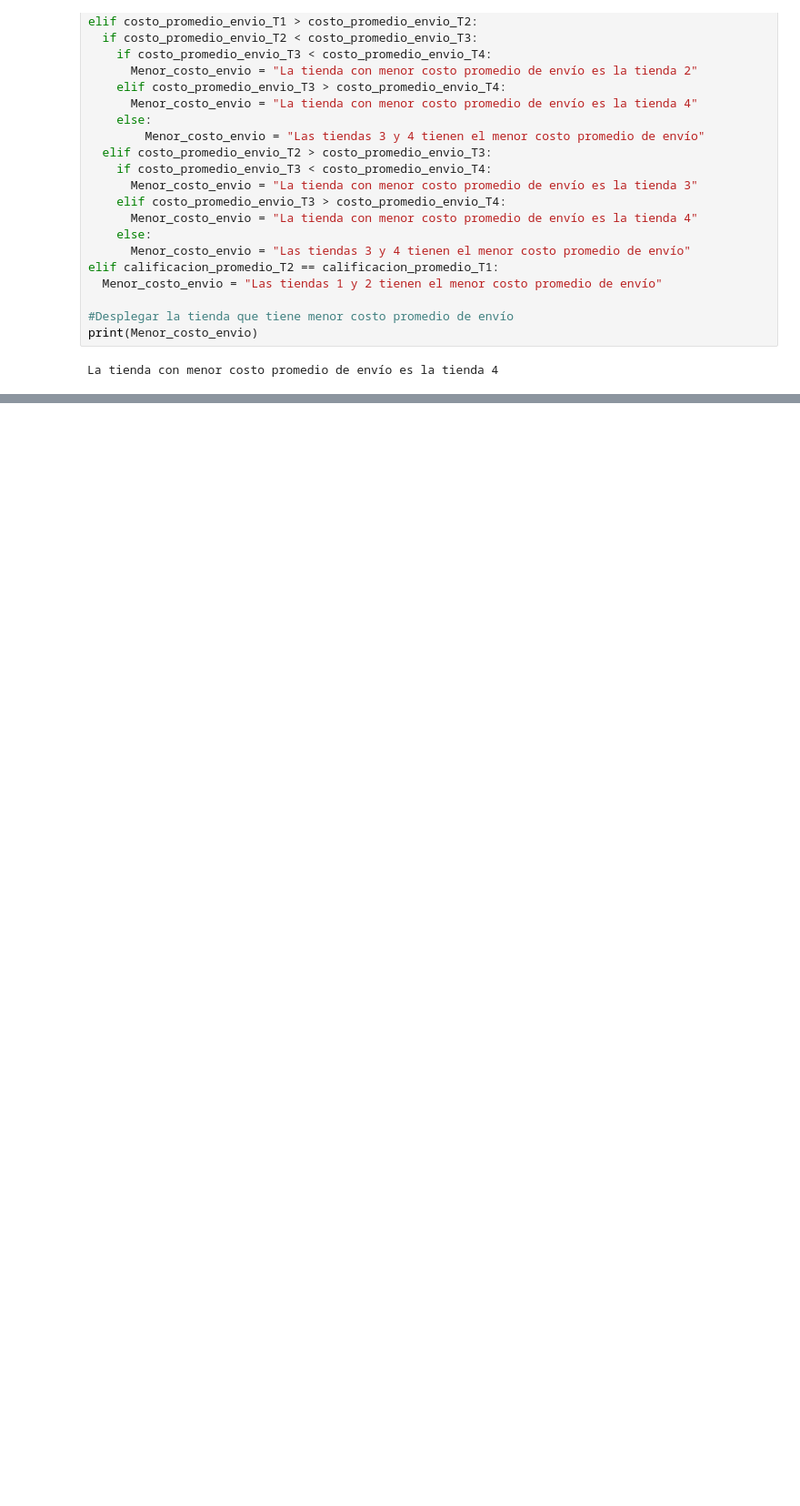
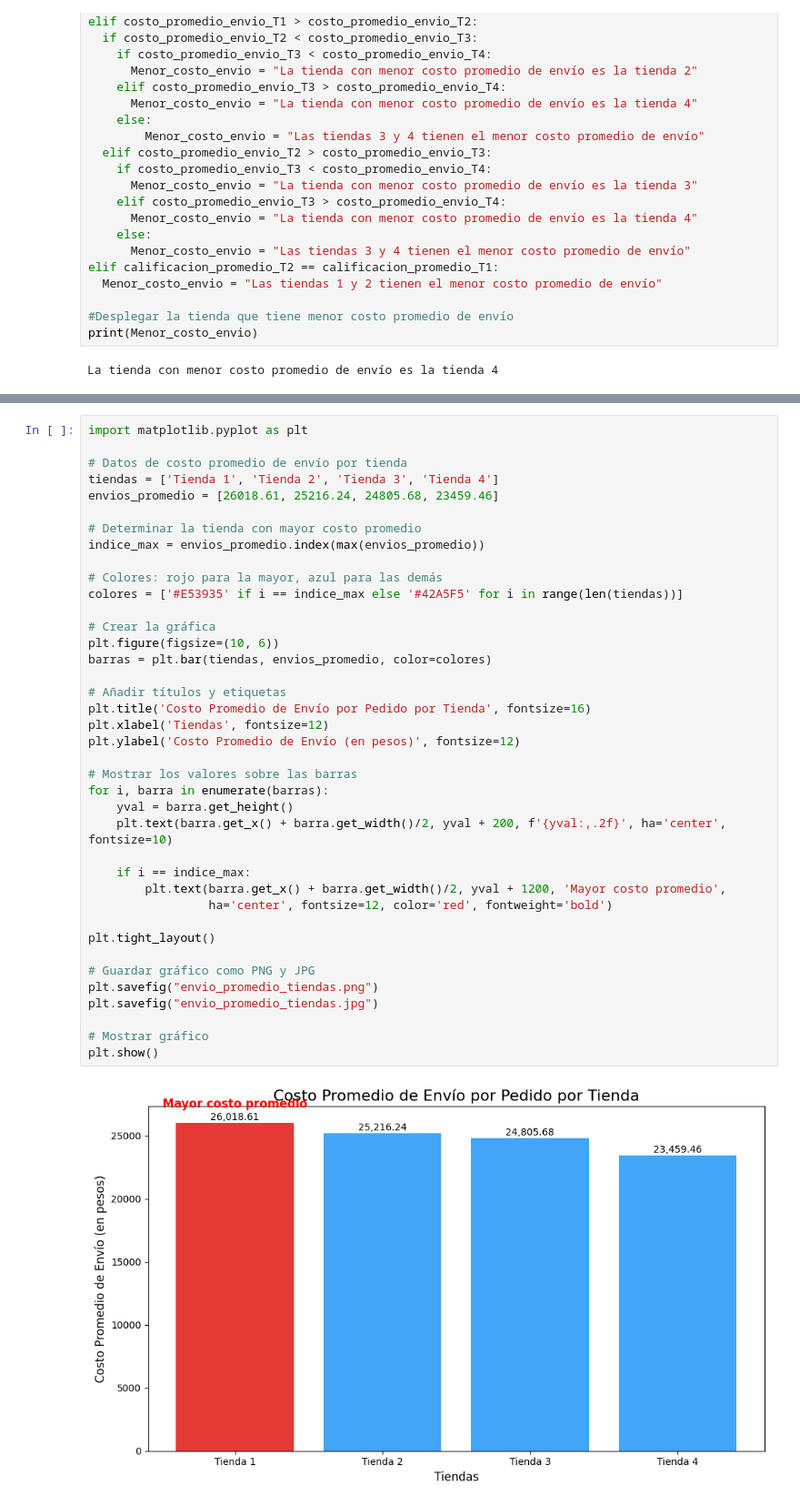
Before and after one commit to vicdas/DataScienceChallengeAluraStore, a Jupyter notebook: AluraStoreLatam.ipynb, the cells around one changed output, grey strips where cells are left out. Shown at 91% size. Saved outputs shown, nothing was run; the diff lists cells and outputs as text; blank space fills up the shorter version.

```diff
--- a/AluraStoreLatam.ipynb
+++ b/AluraStoreLatam.ipynb
@@ -352,0 +433,41 @@ La tienda con menor costo promedio de envío es la tienda 4
+# %%
+import matplotlib.pyplot as plt
+
+# Datos de costo promedio de envío por tienda
+tiendas = ['Tienda 1', 'Tienda 2', 'Tienda 3', 'Tienda 4']
+envios_promedio = [26018.61, 25216.24, 24805.68, 23459.46]
+
+# Determinar la tienda con mayor costo promedio
+indice_max = envios_promedio.index(max(envios_promedio))
+
+# Colores: rojo para la mayor, azul para las demás
+colores = ['#E53935' if i == indice_max else '#42A5F5' for i in range(len(tiendas))]
+
+# Crear la gráfica
+plt.figure(figsize=(10, 6))
+barras = plt.bar(tiendas, envios_promedio, color=colores)
+
+# Añadir títulos y etiquetas
+plt.title('Costo Promedio de Envío por Pedido por Tienda', fontsize=16)
+plt.xlabel('Tiendas', fontsize=12)
+plt.ylabel('Costo Promedio de Envío (en pesos)', fontsize=12)
+
+# Mostrar los valores sobre las barras
+for i, barra in enumerate(barras):
+    yval = barra.get_height()
+    plt.text(barra.get_x() + barra.get_width()/2, yval + 200, f'{yval:,.2f}', ha='center', fontsize=10)
+
+    if i == indice_max:
+        plt.text(barra.get_x() + barra.get_width()/2, yval + 1200, 'Mayor costo promedio',
+                 ha='center', fontsize=12, color='red', fontweight='bold')
+
+plt.tight_layout()
+
+# Guardar gráfico como PNG y JPG
+plt.savefig("envio_promedio_tiendas.png")
+plt.savefig("envio_promedio_tiendas.jpg")
+
+# Mostrar gráfico
+plt.show()
+# %% [output]
+[figure, added]
```
Also changed, not shown: parts of 3 cells of this notebook.
